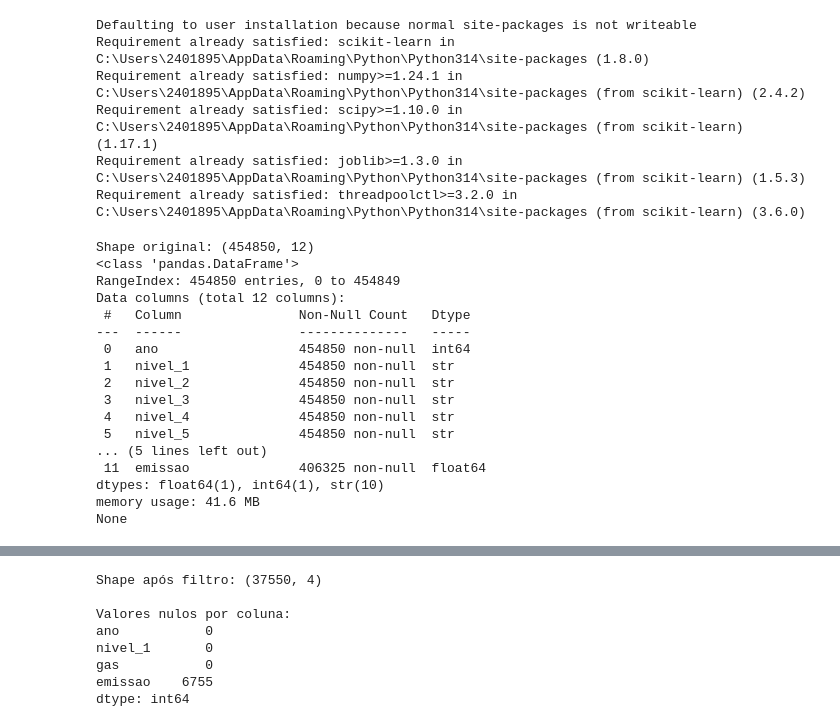
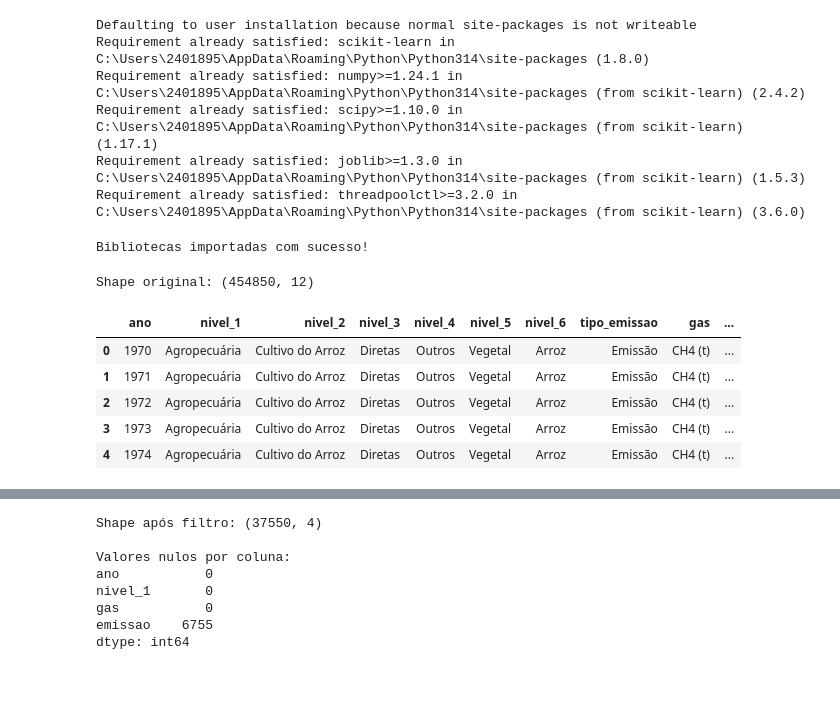
Before and after one commit to gblsun/analise-emissoes-co2-brasil, a Jupyter notebook: estudo sobre base de dados/ProjetoEmissao.ipynb, the cells around one changed output, grey strips where cells are left out. Drawn from its saved outputs; the diff is of its cells as text; code cells hidden in the pictures; blank space fills up the shorter version.

```diff
--- a/estudo sobre base de dados/ProjetoEmissao.ipynb
+++ b/estudo sobre base de dados/ProjetoEmissao.ipynb
@@ -10,44 +10,38 @@ Requirement already satisfied: joblib>=1.3.0 in C:\Users\2401895\AppData\Roaming
 Requirement already satisfied: threadpoolctl>=3.2.0 in C:\Users\2401895\AppData\Roaming\Python\Python314\site-packages (from scikit-learn) (3.6.0)
 # %%
 # Celula 1 — Importar bibliotecas
+
 import pandas as pd
 import numpy as np
 import matplotlib.pyplot as plt
+
 from sklearn.preprocessing import MinMaxScaler
 from sklearn.model_selection import train_test_split
 from sklearn.metrics import mean_absolute_error,mean_squared_error, r2_score
+
 from sklearn.linear_model import LinearRegression
-from sklearn.model_selection import train_test_split
+from sklearn.tree import DecisionTreeRegressor
+from sklearn.ensemble import RandomForestRegressor, GradientBoostingRegressor
+from sklearn.svm import SVR
+from sklearn.neighbors import KNeighborsRegressor #tentar aplicar!
+
+
+print("Bibliotecas importadas com sucesso!")
+# %% [output]
+Bibliotecas importadas com sucesso!
 # %%
 # Célula 2 — Carregamento do dataset
 
-# Opção 1: CSV
-df = pd.read_csv("br_seeg_emissoes_brasil.csv")
-
-# # Visualizar primeiras linhas
-# df.head()
-
-# Visualizar informações do dataset
-print(f"Shape original: {df.shape}")
-# df.shape serve para mostrar o número de linhas e colunas do DataFrame. O resultado é uma tupla (n_linhas, n_colunas).
-print(df.info())
+df_raw = pd.read_csv("br_seeg_emissoes_brasil.csv")
+print(f"Shape original: {df_raw.shape}")
+df_raw.head()
 # %% [output]
 Shape original: (454850, 12)
-<class 'pandas.DataFrame'>
-RangeIndex: 454850 entries, 0 to 454849
-Data columns (total 12 columns):
- #   Column               Non-Null Count   Dtype
----  ------               --------------   -----
- 0   ano                  454850 non-null  int64
- 1   nivel_1              454850 non-null  str
- 2   nivel_2              454850 non-null  str
- 3   nivel_3              454850 non-null  str
- 4   nivel_4              454850 non-null  str
- 5   nivel_5              454850 non-null  str
-... (5 lines left out)
- 11  emissao              406325 non-null  float64
-dtypes: float64(1), int64(1), str(10)
-memory usage: 41.6 MB
-None
+|  | ano | nivel_1 | nivel_2 | nivel_3 | nivel_4 | nivel_5 | nivel_6 | tipo_emissao | gas | ... |
+| 0 | 1970 | Agropecuária | Cultivo do Arroz | Diretas | Outros | Vegetal | Arroz | Emissão | CH4 (t) | ... |
+| 1 | 1971 | Agropecuária | Cultivo do Arroz | Diretas | Outros | Vegetal | Arroz | Emissão | CH4 (t) | ... |
+| 2 | 1972 | Agropecuária | Cultivo do Arroz | Diretas | Outros | Vegetal | Arroz | Emissão | CH4 (t) | ... |
+| 3 | 1973 | Agropecuária | Cultivo do Arroz | Diretas | Outros | Vegetal | Arroz | Emissão | CH4 (t) | ... |
+| 4 | 1974 | Agropecuária | Cultivo do Arroz | Diretas | Outros | Vegetal | Arroz | Emissão | CH4 (t) | ... |
 # %%
 # Célula 3 — Seleção das colunas relevantes
```
Also changed, not shown: parts of 3 cells of this notebook.
